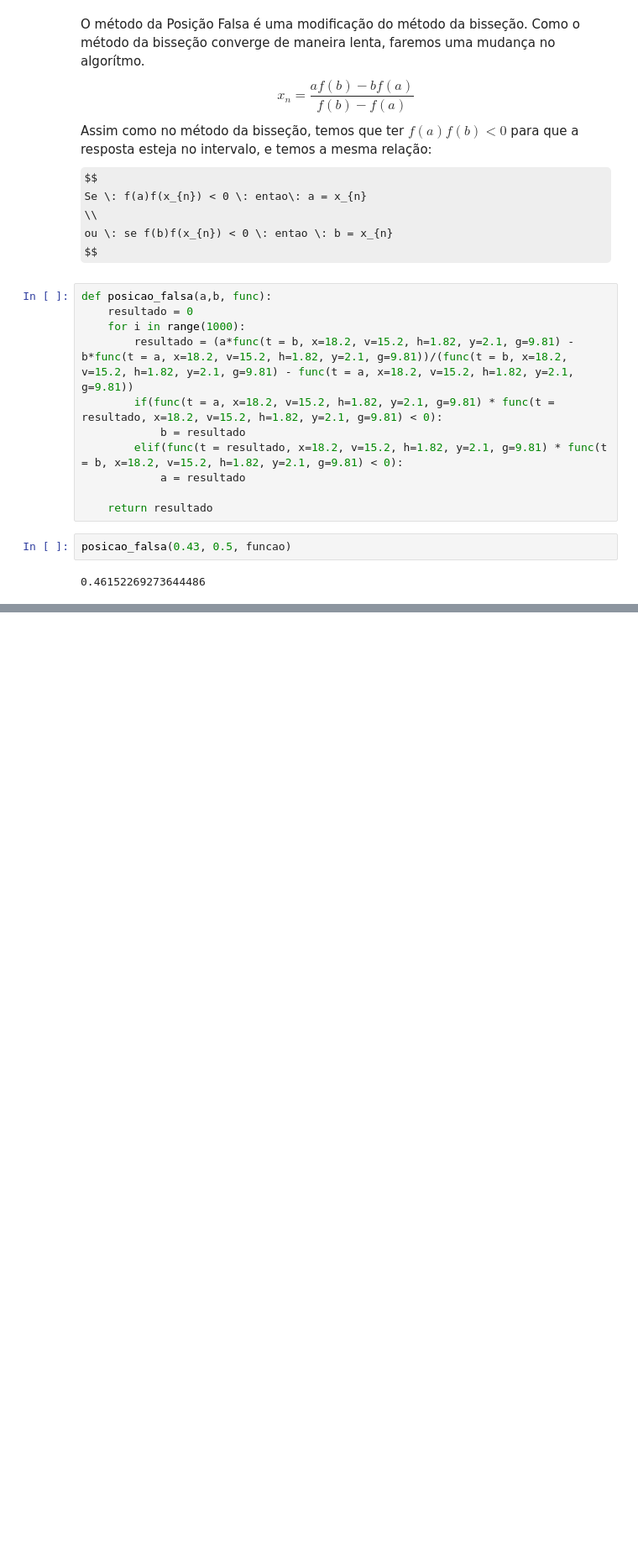
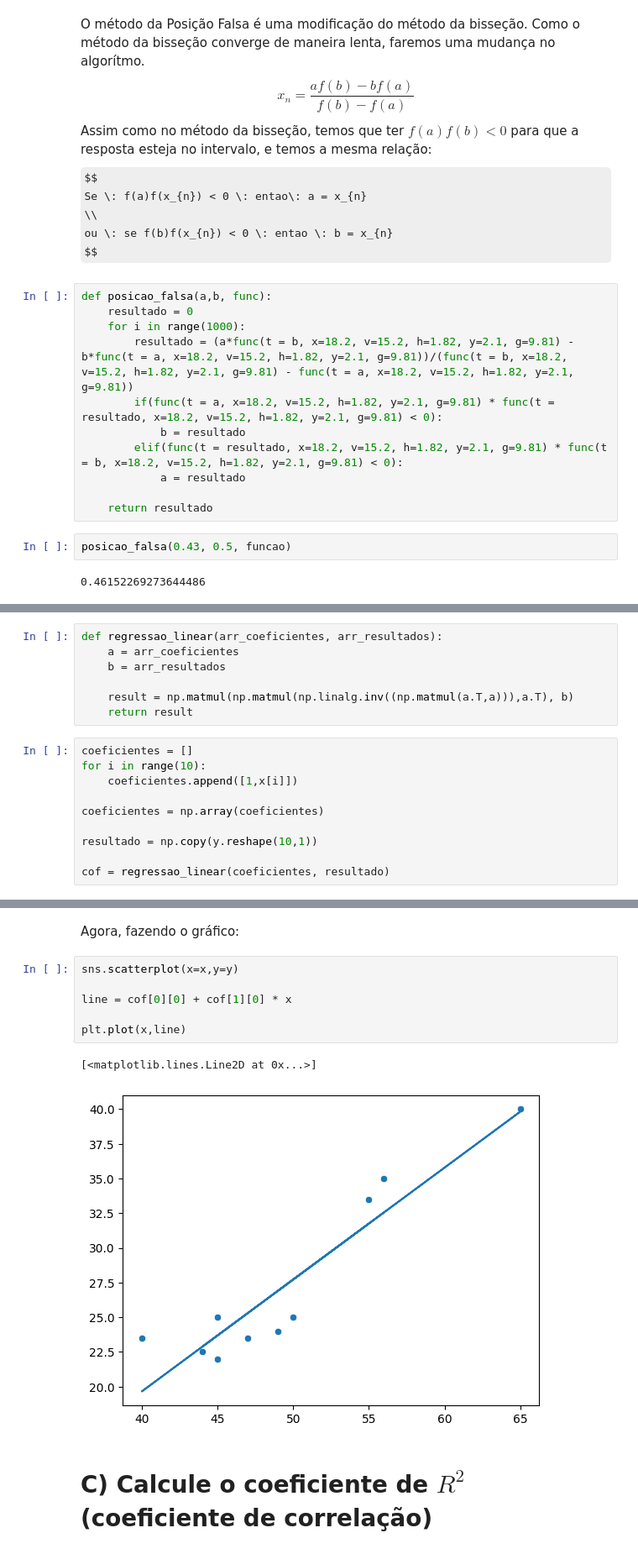
Before and after one commit to Lucas-E/calculoNumerico, a Jupyter notebook: listaCalculoNumerico.ipynb, the cells around one changed output, grey strips where cells are left out. Shown at 84% size. Saved outputs shown, nothing was run; the diff lists cells and outputs as text; some formulas as TeX source; blank space fills up the shorter version.

```diff
--- a/listaCalculoNumerico.ipynb
+++ b/listaCalculoNumerico.ipynb
@@ -344,0 +401,17 @@ Percebemos, então
+# %%
+def regressao_linear(arr_coeficientes, arr_resultados):
+    a = arr_coeficientes
+    b = arr_resultados
+
+    result = np.matmul(np.matmul(np.linalg.inv((np.matmul(a.T,a))),a.T), b)
+    return result
+# %%
+coeficientes = []
+for i in range(10):
+    coeficientes.append([1,x[i]])
+
+coeficientes = np.array(coeficientes)
+
+resultado = np.copy(y.reshape(10,1))
+
+cof = regressao_linear(coeficientes, resultado)
@@ -344,0 +425,13 @@ Percebemos, então
+# %% [markdown]
+Agora, fazendo o gráfico:
+# %%
+sns.scatterplot(x=x,y=y)
+
+line = cof[0][0] + cof[1][0] * x
+
+plt.plot(x,line)
+# %% [output]
+[<matplotlib.lines.Line2D at 0x...>]
+[figure, added]
+# %% [markdown]
+# C) Calcule o coeficiente de $R^{2}$ (coeficiente de correlação)
```
Also changed, not shown: parts of 14 cells of this notebook.
